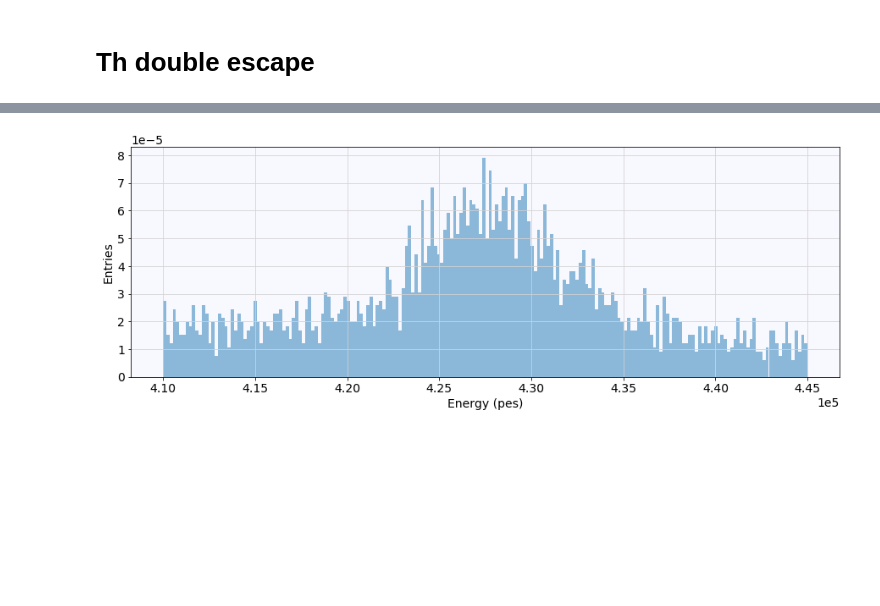
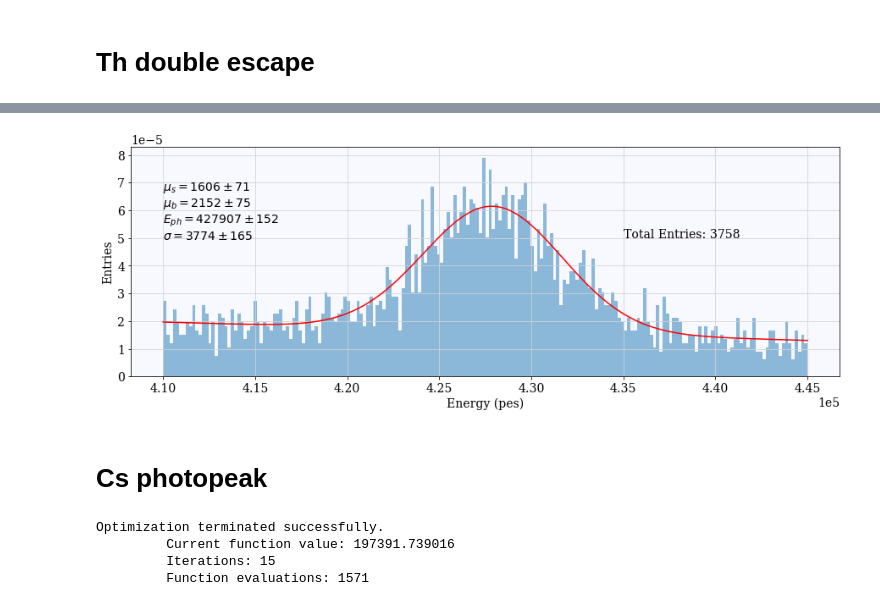
Before and after one commit to gondiaz/ICAROSNB, a Jupyter notebook: GDL/spectra/run_6482.ipynb, the cells around one changed output, grey strips where cells are left out. Saved outputs shown, nothing was run; the diff lists cells and outputs as text; code cells hidden in the pictures; blank space fills up the shorter version.

Commit message:
adding photopeak_fit.py and more

```diff
--- a/GDL/spectra/run_6482.ipynb
+++ b/GDL/spectra/run_6482.ipynb
@@ -20,6 +20,8 @@ plt.rcParams["axes.facecolor"]  = 'ghostwhite'
 plt.rcParams["axes.grid"     ]  = True
 plt.rcParams["grid.color"    ]  = 'lightgrey'
 plt.rcParams["axes.formatter.limits"] = -4, 4
+plt.rcParams["font.family"]='serif'
+
 
 #plt.style.use(plt.style.available[10])
 
@@ -63,5 +65,5 @@ thds = data[(a<data['e'])&(data['e']<b)]
 E = thds['e']
 
 #fit
-ll, cov = pk.ll_func(E, [a, b])
-x0 = np.array([len(E), len(E), 0, np.mean(E), np.std(E)])
+x0 = np.array([.5*len(E), .5*len(E), 0, np.mean(E), np.std(E)])
+res, cov = pk.pkfit(E, [a,b], x0=x0)
@@ -68,4 +74,0 @@ x0 = np.array([len(E), len(E), 0, np.mean(E), np.std(E)])
-# %%
-from scipy.optimize import minimize
-res = minimize(ll, x0, method='powell',
-               options={'disp':True, 'maxiter':1e3})
@@ -90,13 +75,28 @@ res
+# %%
+mus, smus = int(round(res.x[0])), int(round(cov[0][0]**.5))
+mub, smub = int(round(res.x[1])), int(round(cov[1][1]**.5))
+s, ss     = res.x[2], cov[2][2]**.5
+mu, smu   = int(round(res.x[3])), int(round(cov[3][3]**.5))
+sig, ssig = int(round(res.x[4])), int(round(cov[4][4]**.5))
+
+tres = (fr'$\mu_s    = {mus}\pm{smus}$' + '\n' +
+        fr'$\mu_b    = {mub}\pm{smub}$' + '\n' +
+        fr'$E_{{ph}} = {mu} \pm {smu}$' + '\n' +
+        fr'$\sigma   = {sig} \pm {ssig}$')
 # %%
 fig = plt.figure()
 ax = fig.add_subplot(111)
 
 ax.hist(E, bins=int(0.2*nbins), alpha=0.5, density=True);
 e = np.linspace(a, b, 1000)
-#ax.plot(e, pk.pkpdf(e, res.x, [a,b]))
+ax.plot(e, pk.pkpdf(e, res.x, [a,b]), c='r')
 
+ax.text(a, 5e-5, s=tres)
+ax.text(4.35e5, 5e-5, s=f'Total Entries: {len(E)}')
 
 ax.set_xlabel('Energy (pes)');
 ax.set_ylabel('Entries');
 # %% [output]
-[figure, old version]
+[figure, new version]
+# %% [markdown]
+# Cs photopeak
@@ -102,0 +107,11 @@ ax.set_ylabel('Entries');
+# %%
+E = cspk['e']
+
+#fit
+x0 = np.array([.5*len(E), .5*len(E), 0, np.mean(E), np.std(E)])
+res, cov = pk.pkfit(E, [a,b], x0=x0)
+# %% [output]
+Optimization terminated successfully.
+         Current function value: 197391.739016
+         Iterations: 15
+         Function evaluations: 1571
```
Also changed, not shown: parts of 8 cells of this notebook, 3 other files.
